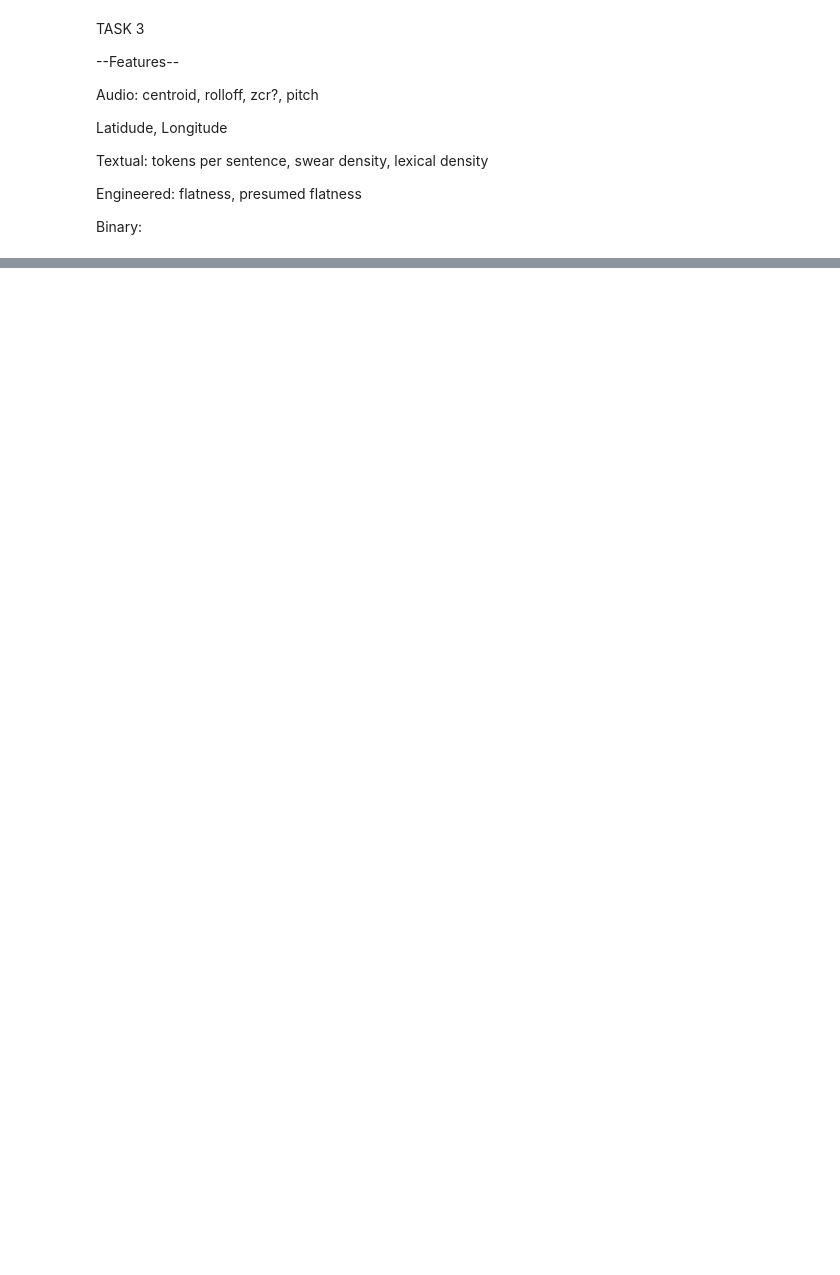
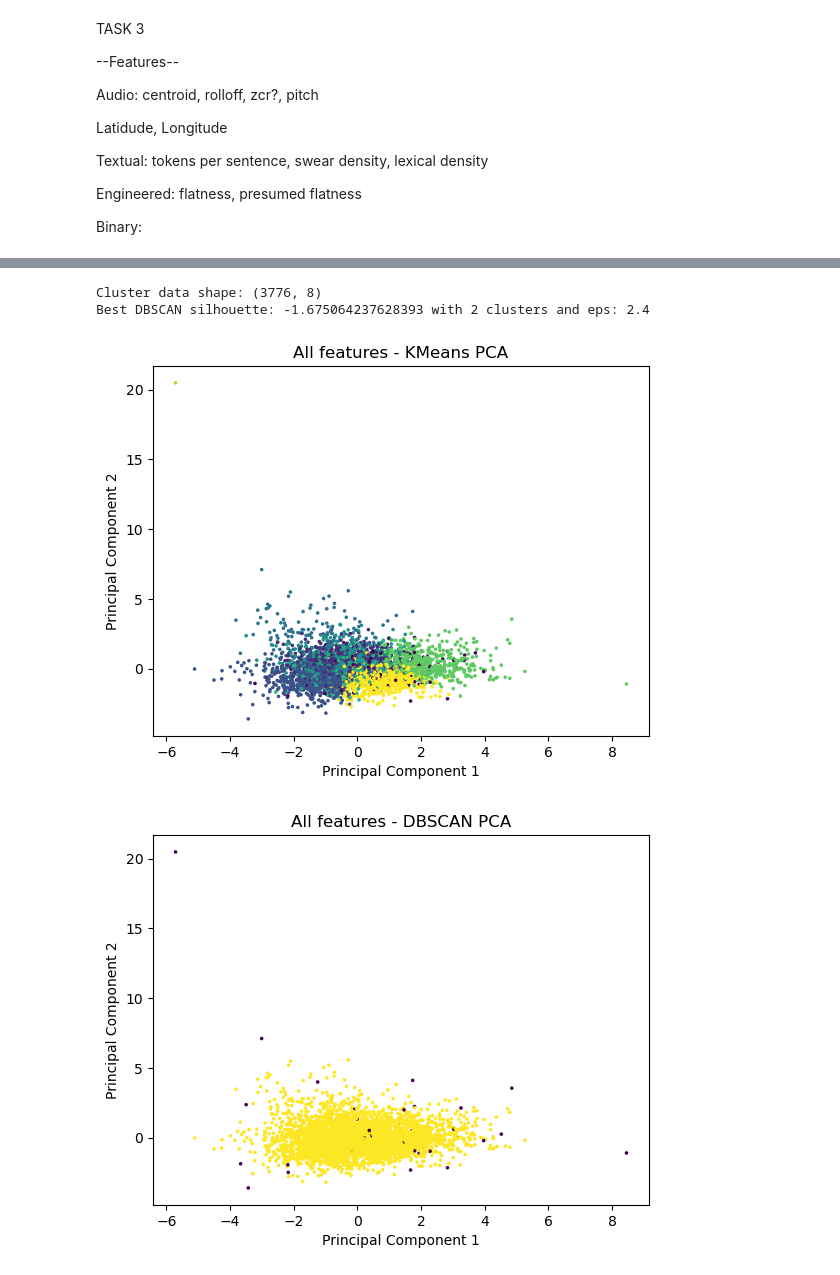
Before and after one commit to Ludovico1104/Progetto-I2ML, a Jupyter notebook: progetto.ipynb, the cells around one changed output, grey strips where cells are left out. Saved outputs shown, nothing was run; the diff lists cells and outputs as text; code cells hidden in the pictures; blank space fills up the shorter version.

```diff
--- a/progetto.ipynb
+++ b/progetto.ipynb
@@ -763,0 +786,15 @@ Best DBSCAN silhouette: -0.12377666842882451 with 2 clusters and eps: 0.4
+# %%
+#clustering and PCA (incoherent)
+
+best_n_clusters_kmeans, best_labels_kmeans = clusters_kmeans(standardized[[item for keys in category_list.keys() for item in category_list[keys]]])
+
+best_n_clusters_dbscan, best_labels_dbscan = clusters_dbscan(standardized[[item for keys in category_list.keys() for item in category_list[keys]]], eps_lims=[0.1, 3], iterations=30, verbose = False, min_noise = 0.01)
+
+pca_plot(dataset=standardized, category_list=[item for keys in category_list.keys() for item in category_list[keys]], fit_labels=best_labels_kmeans, plot_label="All features - KMeans PCA")
+
+pca_plot(dataset=standardized, category_list=[item for keys in category_list.keys() for item in category_list[keys]], fit_labels=best_labels_dbscan, plot_label="All features - DBSCAN PCA")
+# %% [output]
+Cluster data shape: (3776, 8)
+Best DBSCAN silhouette: -1.675064237628393 with 2 clusters and eps: 2.4
+[figure, added]
+[figure, added]
```
Also changed, not shown: parts of 5 cells of this notebook.
